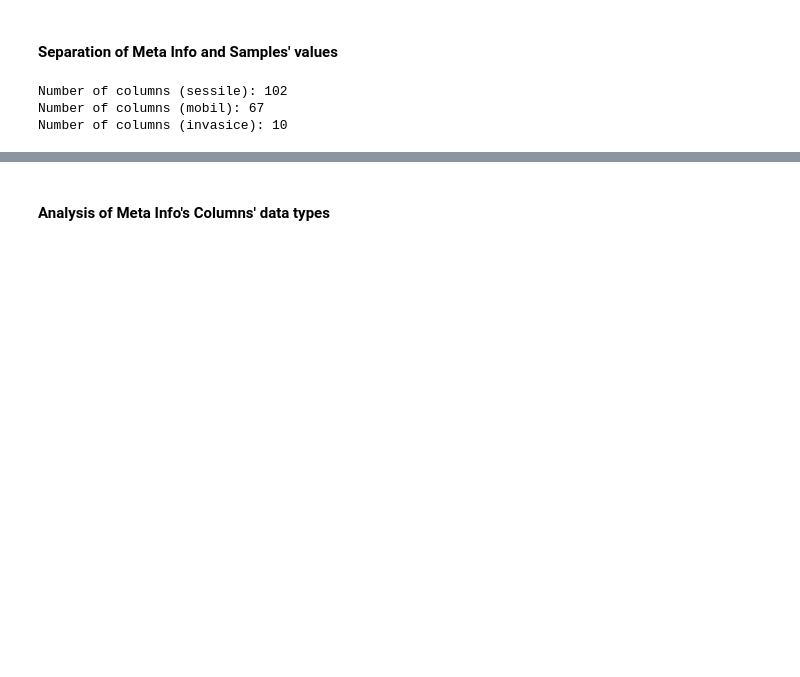
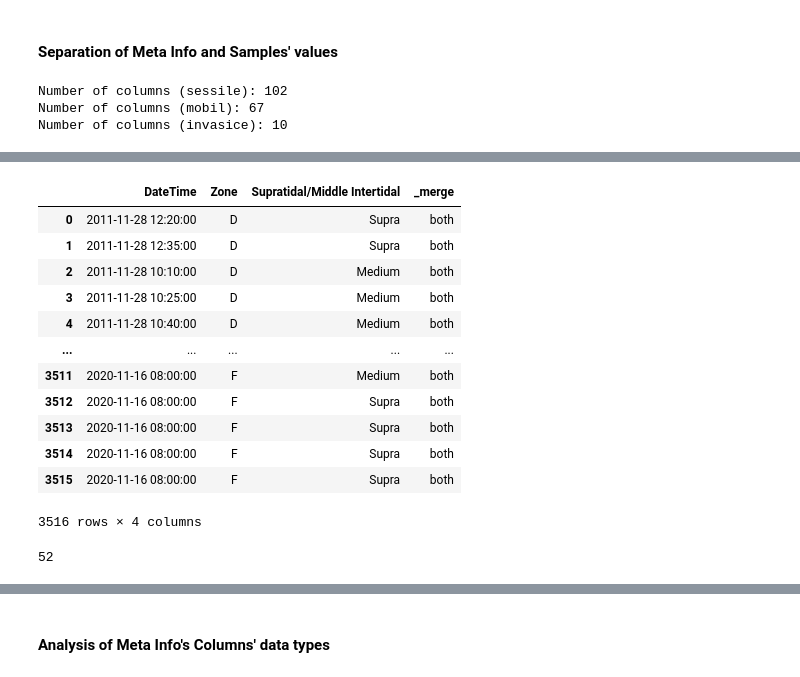
Before and after one commit to duarteoliper/WDL2_2023, a Jupyter notebook: Submission_phase_2.ipynb, the cells around one changed output, grey strips where cells are left out. Drawn from its saved outputs; the diff is of its cells as text; code cells hidden in the pictures; blank space fills up the shorter version.

```diff
--- a/Submission_phase_2.ipynb
+++ b/Submission_phase_2.ipynb
@@ -208,0 +503,23 @@ del mobile_df
+# %%
+columns_to_compare = ['DateTime', 'Zone', 'Supratidal/Middle Intertidal']
+
+merged_df = pd.merge(sessil_meta_df[columns_to_compare],
+                 mobile_meta_df[columns_to_compare],
+                 on=columns_to_compare,
+                 how='left', indicator=True)
+# %%
+merged_df
+# %% [output]
+|  | DateTime | Zone | Supratidal/Middle Intertidal | _merge |
+| 0 | 2011-11-28 12:20:00 | D | Supra | both |
+| 1 | 2011-11-28 12:35:00 | D | Supra | both |
+| 2 | 2011-11-28 10:10:00 | D | Medium | both |
+| 3 | 2011-11-28 10:25:00 | D | Medium | both |
+| 4 | 2011-11-28 10:40:00 | D | Medium | both |
+| ... | ... | ... | ... | ... |
+| 3511 | 2020-11-16 08:00:00 | F | Medium | both |
+| 3512 | 2020-11-16 08:00:00 | F | Supra | both |
+| 3513 | 2020-11-16 08:00:00 | F | Supra | both |
+| 3514 | 2020-11-16 08:00:00 | F | Supra | both |
+| 3515 | 2020-11-16 08:00:00 | F | Supra | both |
+3516 rows × 4 columns
@@ -208,0 +528,4 @@ del mobile_df
+# %%
+len(missing_rows)
+# %% [output]
+52
```
Also changed, not shown: parts of 24 cells of this notebook, 1 other file.
